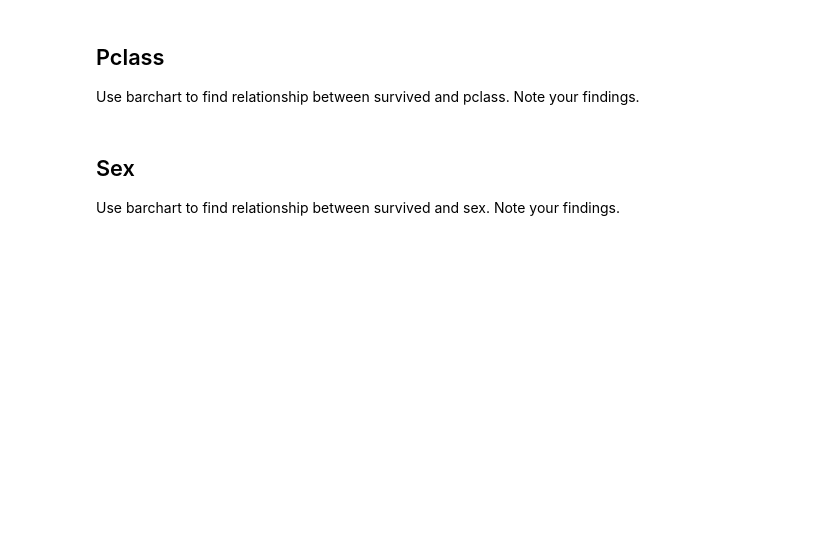
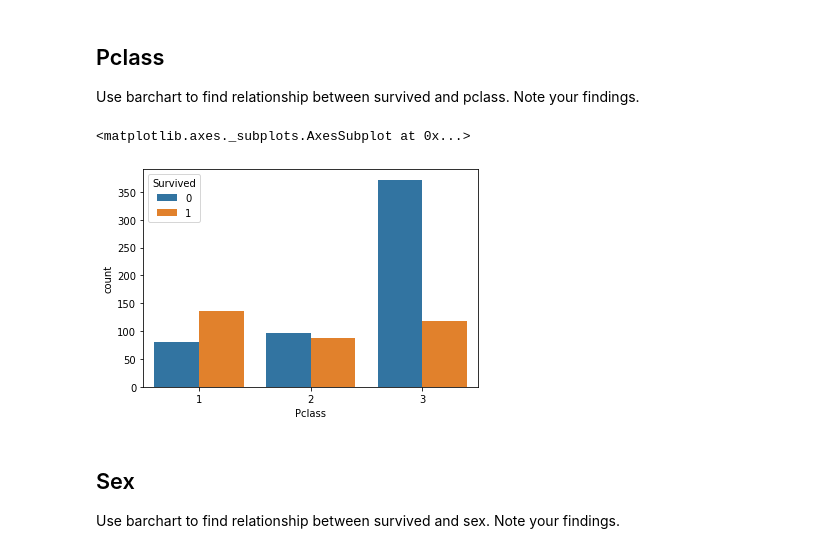
Before and after one commit to FaizalRahman117/IOD, a Jupyter notebook: mod 3/FR - IOD_Lab 3.2.1.ipynb, the cells around one changed output. Cells and saved outputs as stored; diff of their text form; code cells hidden in the pictures; blank space fills up the shorter version.

```diff
--- a/mod 3/FR - IOD_Lab 3.2.1.ipynb
+++ b/mod 3/FR - IOD_Lab 3.2.1.ipynb
@@ -458,3 +456,11 @@ Use barchart to find relationship between survived and pclass.  Note your findin
+# %%
+# Pclass 3 had the highest odds of survival out all 3 classes.
+# Pclass 3 had the highest death rate in a single passenger class, almost 3X vs those who survived
+
+sns.countplot(x=titanic['Pclass'], hue=titanic['Survived'], data=titanic)
+# %% [output]
+<matplotlib.axes._subplots.AxesSubplot at 0x...>
+[figure, added]
 # %% [markdown]
 ## Sex
 
```
Also changed, not shown: parts of 6 cells of this notebook.
